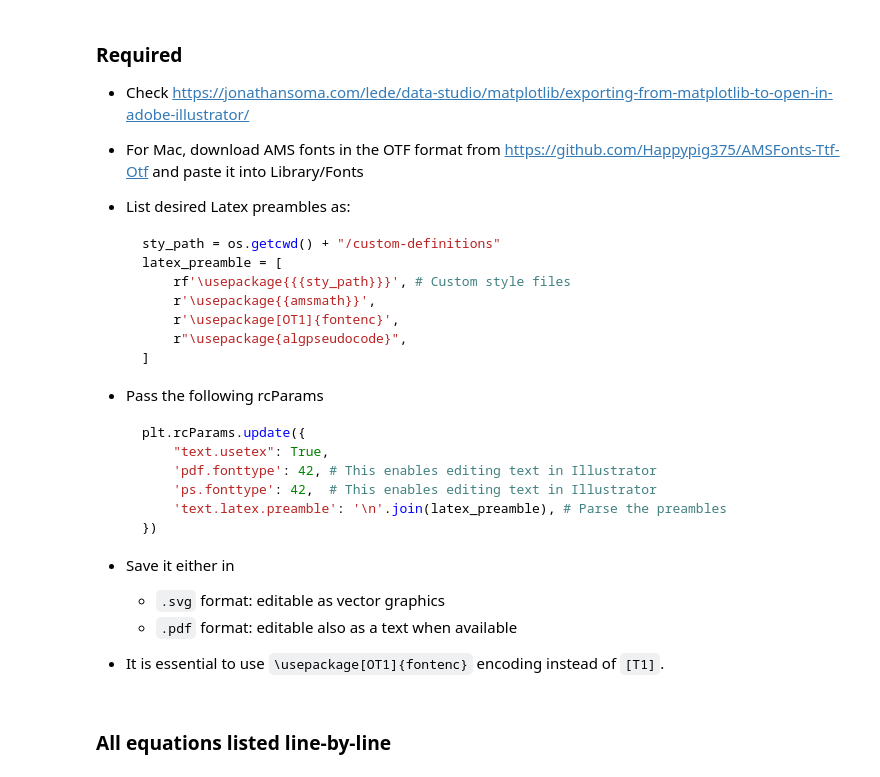
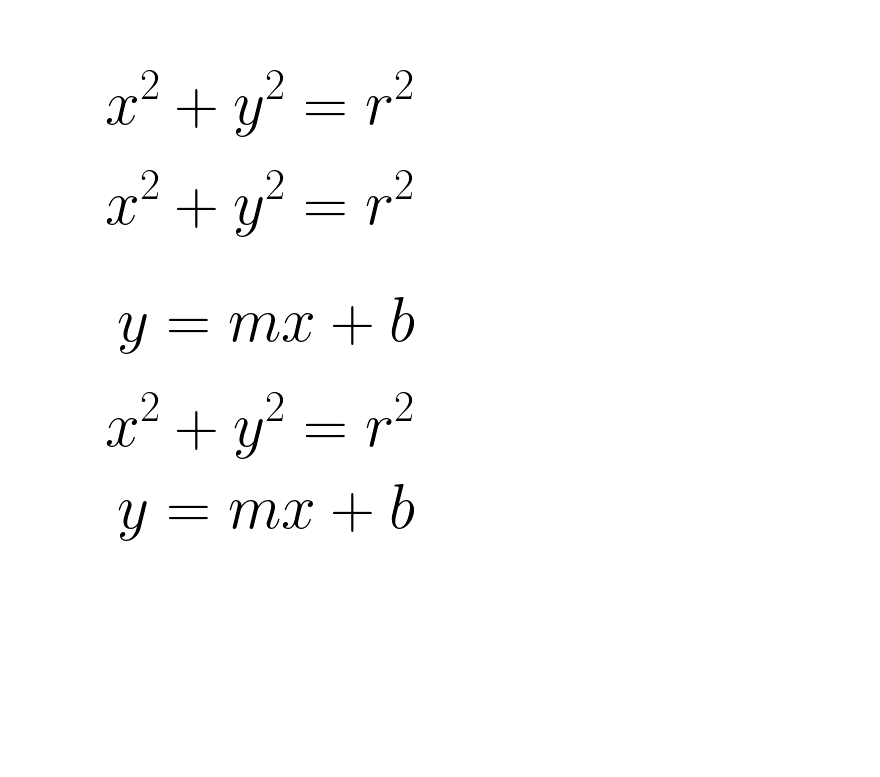
Before and after one commit to canatara/latex_to_illustrator, a Jupyter notebook: latex_to_illustrator.ipynb, the cells around one changed output. Cells and saved outputs as stored; diff of their text form; code cells hidden in the pictures; blank space fills up the shorter version.

````diff
--- a/latex_to_illustrator.ipynb
+++ b/latex_to_illustrator.ipynb
@@ -1,43 +1,6 @@
-# %% [markdown]
-### Required
-
-- Check https://jonathansoma.com/lede/data-studio/matplotlib/exporting-from-matplotlib-to-open-in-adobe-illustrator/
-
-- For Mac, download AMS fonts in the OTF format from https://github.com/Happypig375/AMSFonts-Ttf-Otf
- and paste it into Library/Fonts
-
-- List desired Latex preambles as:
-
-    ```python
-    sty_path = os.getcwd() + "/custom-definitions"
-    latex_preamble = [
-        rf'\usepackage{{{sty_path}}}', # Custom style files
-        r'\usepackage{{amsmath}}',
-        r'\usepackage[OT1]{fontenc}',
-        r"\usepackage{algpseudocode}",
-    ]
-    ```
-
-- Pass the following rcParams
-    ```python
-    plt.rcParams.update({
-        "text.usetex": True,
-        'pdf.fonttype': 42, # This enables editing text in Illustrator
-        'ps.fonttype': 42,  # This enables editing text in Illustrator
-        'text.latex.preamble': '\n'.join(latex_preamble), # Parse the preambles
-    })
-    ```
-
-- Save it either in
-    - ```.svg``` format: editable as vector graphics
-    - ```.pdf``` format: editable also as a text when available
-
-- It is essential to use ```\usepackage[OT1]{fontenc}``` encoding instead of ```[T1]```.
 # %%
 import os
 import matplotlib.pyplot as plt
-
-from latex_to_illustrator import generate_latex_equation, generate_algorithm
 
 sty_path = os.getcwd() + "/custom-definitions"
 latex_preamble = [
@@ -51,7 +14,29 @@ plt.rcParams.update({
     'pdf.fonttype': 42,
     'ps.fonttype': 42,
     'text.latex.preamble': '\n'.join(latex_preamble),
-    'font.size': 18
+    'font.size': 18,
 })
-# %% [markdown]
-### All equations listed line-by-line
+# %%
+from latex_to_illustrator import generate_latex_equation
+
+# Single equation
+equation = "x^2 + y^2 = r^2"
+generate_latex_equation(equation, env="aligned", format="svg", save_path="./")
+
+# Multiple equations line-by-line
+equations = [
+    "x^2 + y^2 = r^2",
+    "y = mx + b"
+]
+generate_latex_equation(equations, env="align", format="pdf", save_path="./")
+
+# Multiple equations at once
+equations = r"""
+    x^2 + y^2 = r^2 \\
+    y = mx + b
+"""
+generate_latex_equation(equations, env="align", format="pdf", save_path="./")
+# %% [output]
+[figure, added]
+[figure, added]
+[figure, added]
````
Also changed, not shown: parts of 6 cells of this notebook, 2 other files.
